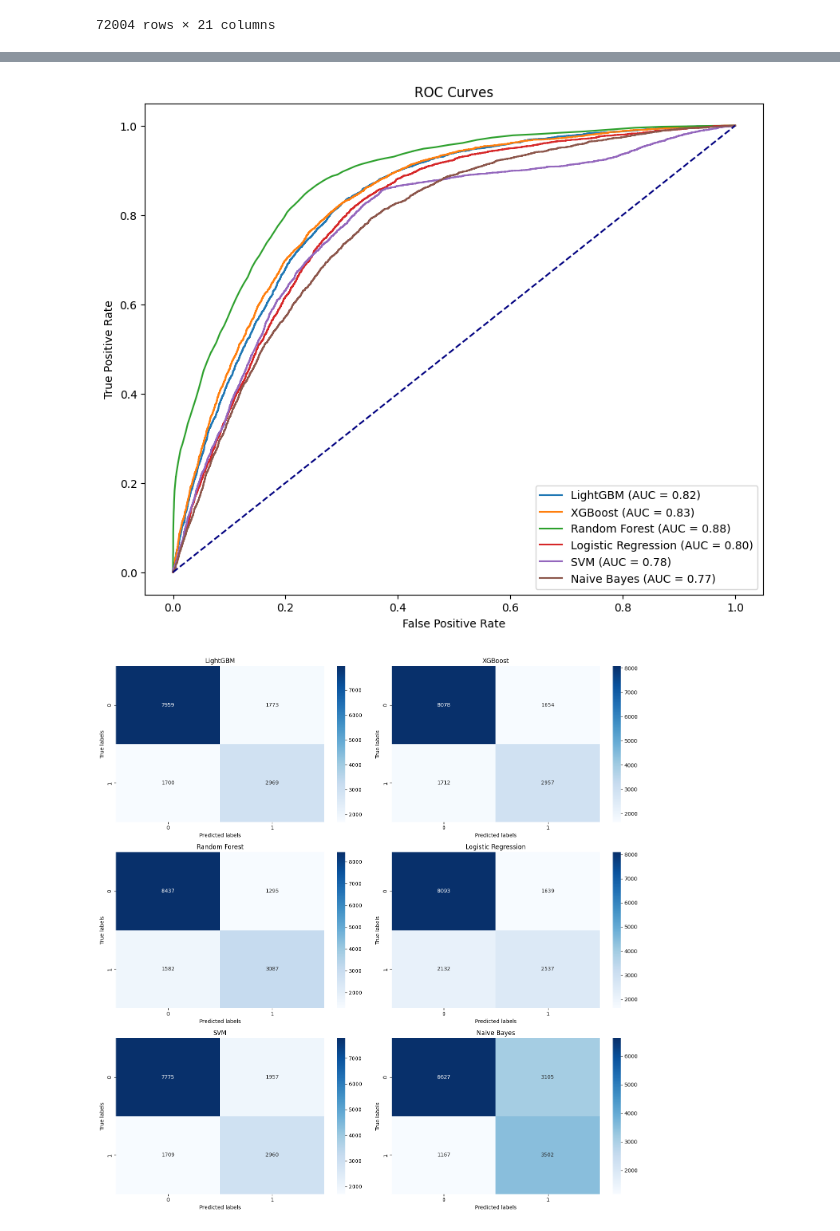
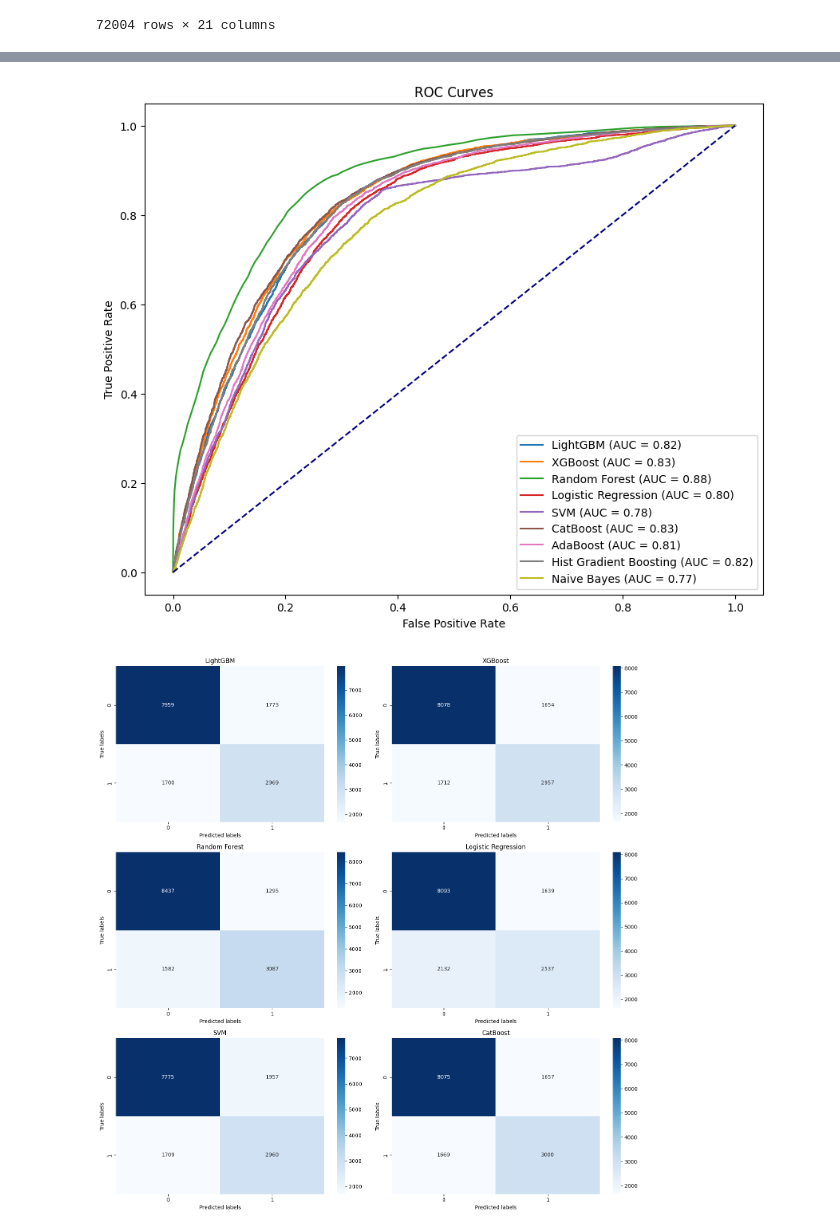
Before and after one commit to Sapphirine/202312-18-Predictive-Analytic-of-Amazon-Review-Helpfulness, a Jupyter notebook: ModelTraining.ipynb, the cells around one changed output, grey strips where cells are left out. Cells and saved outputs as stored; diff of their text form; code cells hidden in the pictures.

```diff
--- a/ModelTraining.ipynb
+++ b/ModelTraining.ipynb
@@ -74,7 +94,7 @@ X_train, X_test, y_train, y_test = train_test_split(values, labels, test_size=0.
 import pandas as pd
 from sklearn.model_selection import train_test_split
 from sklearn.metrics import accuracy_score, precision_score, recall_score, f1_score, roc_curve, auc, confusion_matrix
-from sklearn.ensemble import RandomForestClassifier
+from sklearn.ensemble import RandomForestClassifier,AdaBoostClassifier,HistGradientBoostingClassifier
 from sklearn.linear_model import LogisticRegression
 import lightgbm as lgb
 import xgboost as xgb
@@ -82,6 +102,7 @@ from sklearn.svm import SVC
 from sklearn.naive_bayes import GaussianNB
 import matplotlib.pyplot as plt
 import seaborn as sns
+from catboost import CatBoostClassifier
 
 # Initialize models
 models = {
@@ -90,6 +111,9 @@ models = {
     'Random Forest': RandomForestClassifier(random_state=42),
     'Logistic Regression': LogisticRegression(random_state=42),
     'SVM': SVC(random_state=42, probability=True),
+    'CatBoost': CatBoostClassifier(random_state=42, verbose=0),
+    'AdaBoost': AdaBoostClassifier(random_state=42),
+    'Hist Gradient Boosting': HistGradientBoostingClassifier(random_state=42),
     'Naive Bayes': GaussianNB()
 }
 
@@ -147,18 +171,18 @@ for name, result in results.items():
 You can set `force_row_wise=true` to remove the overhead.
 And if memory is not enough, you can set `force_col_wise=true`.
 [LightGBM] [Info] Total Bins 4144
 [LightGBM] [Info] Number of data points in the train set: 57603, number of used features: 20
 [LightGBM] [Info] [binary:BoostFromScore]: pavg=0.324254 -> initscore=-0.734290
 [LightGBM] [Info] Start training from score -0.734290
 STOP: TOTAL NO. of ITERATIONS REACHED LIMIT.
 
 Increase the number of iterations (max_iter) or scale the data as shown in:
     https://scikit-learn.org/stable/modules/preprocessing.html
 Please also refer to the documentation for alternative solver options:
     https://scikit-learn.org/stable/modules/linear_model.html#logistic-regression
   n_iter_i = _check_optimize_result(
-[figure, old version]
+[figure, new version]
-[figure, old version]
+[figure, new version]
 LightGBM:
   Accuracy: 0.76
   Precision: 0.63
```
Also changed, not shown: parts of 6 cells of this notebook, 1 other file.
